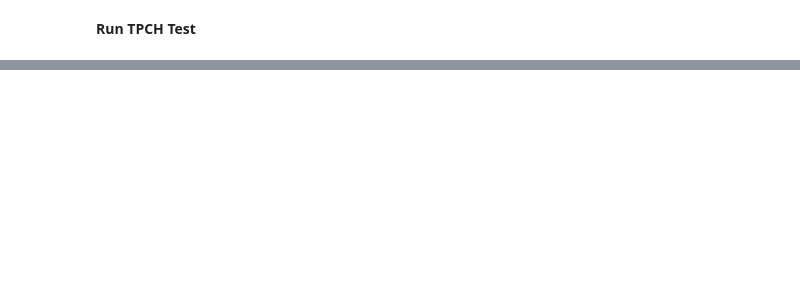
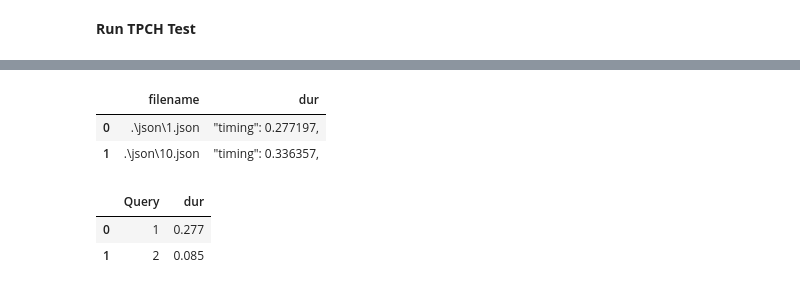
Before and after one commit to djouallah/Testing_BI_Engine, a Jupyter notebook: TPCH_DuckDB.ipynb, the cells around one changed output, grey strips where cells are left out. Drawn from its saved outputs; the diff is of its cells as text; code cells hidden in the pictures; blank space fills up the shorter version.

```diff
--- a/TPCH_DuckDB.ipynb
+++ b/TPCH_DuckDB.ipynb
@@ -963,0 +967,19 @@ Wall time: 6.81 s
+# %%
+con = duckdb.connect()
+raw=con.execute('''SELECT *  FROM read_csv_auto('./json/*.json',FILENAME=True) ;''').df()
+raw=con.execute('''SELECT filename, first(column0) as dur  FROM raw where column0 like '%"timing"%' group by 1;''').df()
+raw.head(2)
+# %% [output]
+|  | filename | dur |
+| 0 | .\json\1.json | "timing": 0.277197, |
+| 1 | .\json\10.json | "timing": 0.336357, |
+# %%
+df=con.execute('''select replace(filename,'.\json','') as Query, replace(dur,'"timing":','') as dur from raw     ''').df()
+df=con.execute('''select replace(Query,'\\','') as Query, replace(dur,',','') as dur from df     ''').df()
+df=con.execute('''select replace(Query,'.json','') as Query,  dur from df     ''').df()
+df=con.execute('''select cast (Query as integer) as Query,  cast( dur as numeric) as dur from df order by Query    ''').df()
+df.head(2)
+# %% [output]
+|  | Query | dur |
+| 0 | 1 | 0.277 |
+| 1 | 2 | 0.085 |
```
Also changed, not shown: parts of 5 cells of this notebook.
